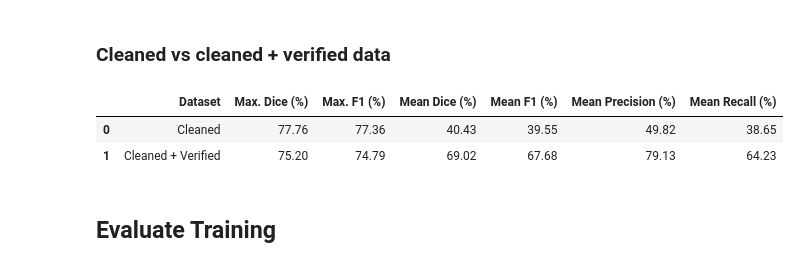
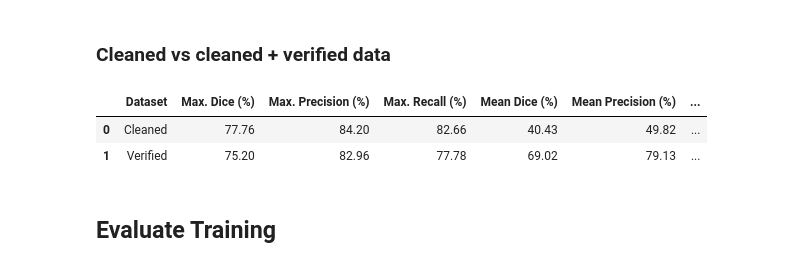
Before and after one commit to Taraman12/Solarpark-detection, a Jupyter notebook: Notebooks/ML_Modell/evaluate_model_performance.ipynb, the cells around one changed output. Saved outputs shown, nothing was run; the diff lists cells and outputs as text; code cells hidden in the pictures.

```diff
--- a/Notebooks/ML_Modell/evaluate_model_performance.ipynb
+++ b/Notebooks/ML_Modell/evaluate_model_performance.ipynb
@@ -99,17 +99,14 @@ timm_resnest14d_cleaned_df = pd.read_csv(f"trainings_results/{filename}.csv")
 filename = f"u_net_undersampling_cleaned_verified_{timm_resnest14d}_15_16_0.005_None"
 timm_resnest14d__verified_df = pd.read_csv(f"trainings_results/{filename}.csv")
 # %%
-cleaned_vs_verifed_df = pd.DataFrame(columns=["Dataset", "Max. Dice (%)", "Max. F1 (%)", "Mean Dice (%)" ,"Mean F1 (%)", "Mean Precision (%)", "Mean Recall (%)"])
-cleaned_vs_verifed_df.loc[0] = ["Cleaned", timm_resnest14d_cleaned_df.val_dice_epochs.max()*100, timm_resnest14d_cleaned_df.validation_f1_epochs.max()*100, timm_resnest14d_cleaned_df.val_dice_epochs.mean()*100, timm_resnest14d_cleaned_df.validation_f1_epochs.mean()*100, timm_resnest14d_cleaned_df.validation_precision_epochs.mean()*100, timm_resnest14d_cleaned_df.validation_recall_epochs.mean()*100]
-cleaned_vs_verifed_df.loc[1] = ["Cleaned + Verified", timm_resnest14d__verified_df.val_dice_epochs.max()*100, timm_resnest14d__verified_df.validation_f1_epochs.max()*100, timm_resnest14d__verified_df.val_dice_epochs.mean()*100, timm_resnest14d__verified_df.validation_f1_epochs.mean()*100, timm_resnest14d__verified_df.validation_precision_epochs.mean()*100, timm_resnest14d__verified_df.validation_recall_epochs.mean()*100]
-
-cleaned_vs_verifed_df = cleaned_vs_verifed_df.round({"Max. Dice (%)": 2, "Max. F1 (%)": 2, "Mean Dice (%)": 2, "Mean F1 (%)": 2, "Mean Precision (%)": 2, "Mean Recall (%)": 2})
-
+cleaned_vs_verifed_df = pd.DataFrame(columns=["Dataset", "Max. Dice (%)", "Max. Precision (%)","Max. Recall (%)", "Mean Dice (%)", "Mean Precision (%)", "Mean Recall (%)"])
+cleaned_vs_verifed_df.loc[0] = ["Cleaned", round(timm_resnest14d_cleaned_df.val_dice_epochs.max()*100, 2), round(timm_resnest14d_cleaned_df.validation_precision_epochs.max()*100, 2), round(timm_resnest14d_cleaned_df.validation_recall_epochs.max()*100, 2), round(timm_resnest14d_cleaned_df.val_dice_epochs.mean()*100, 2), round(timm_resnest14d_cleaned_df.validation_precision_epochs.mean()*100, 2), round(timm_resnest14d_cleaned_df.validation_recall_epochs.mean()*100, 2)]
+cleaned_vs_verifed_df.loc[1] = ["Verified", round(timm_resnest14d__verified_df.val_dice_epochs.max()*100, 2), round(timm_resnest14d__verified_df.validation_precision_epochs.max()*100, 2), round(timm_resnest14d__verified_df.validation_recall_epochs.max()*100, 2), round(timm_resnest14d__verified_df.val_dice_epochs.mean()*100, 2), round(timm_resnest14d__verified_df.validation_precision_epochs.mean()*100, 2), round(timm_resnest14d__verified_df.validation_recall_epochs.mean()*100, 2)]
 cleaned_vs_verifed_df
 # %% [output]
-|  | Dataset | Max. Dice (%) | Max. F1 (%) | Mean Dice (%) | Mean F1 (%) | Mean Precision (%) | Mean Recall (%) |
-| 0 | Cleaned | 77.76 | 77.36 | 40.43 | 39.55 | 49.82 | 38.65 |
-| 1 | Cleaned + Verified | 75.20 | 74.79 | 69.02 | 67.68 | 79.13 | 64.23 |
+|  | Dataset | Max. Dice (%) | Max. Precision (%) | Max. Recall (%) | Mean Dice (%) | Mean Precision (%) | ... |
+| 0 | Cleaned | 77.76 | 84.20 | 82.66 | 40.43 | 49.82 | ... |
+| 1 | Verified | 75.20 | 82.96 | 77.78 | 69.02 | 79.13 | ... |
 # %%
 cleaned_vs_verifed_df.to_csv("trainings_results/cleaned_vs_verifed_df.csv", index=False)
 # %% [markdown]
```
Also changed, not shown: parts of 6 cells of this notebook, 26 other files.
